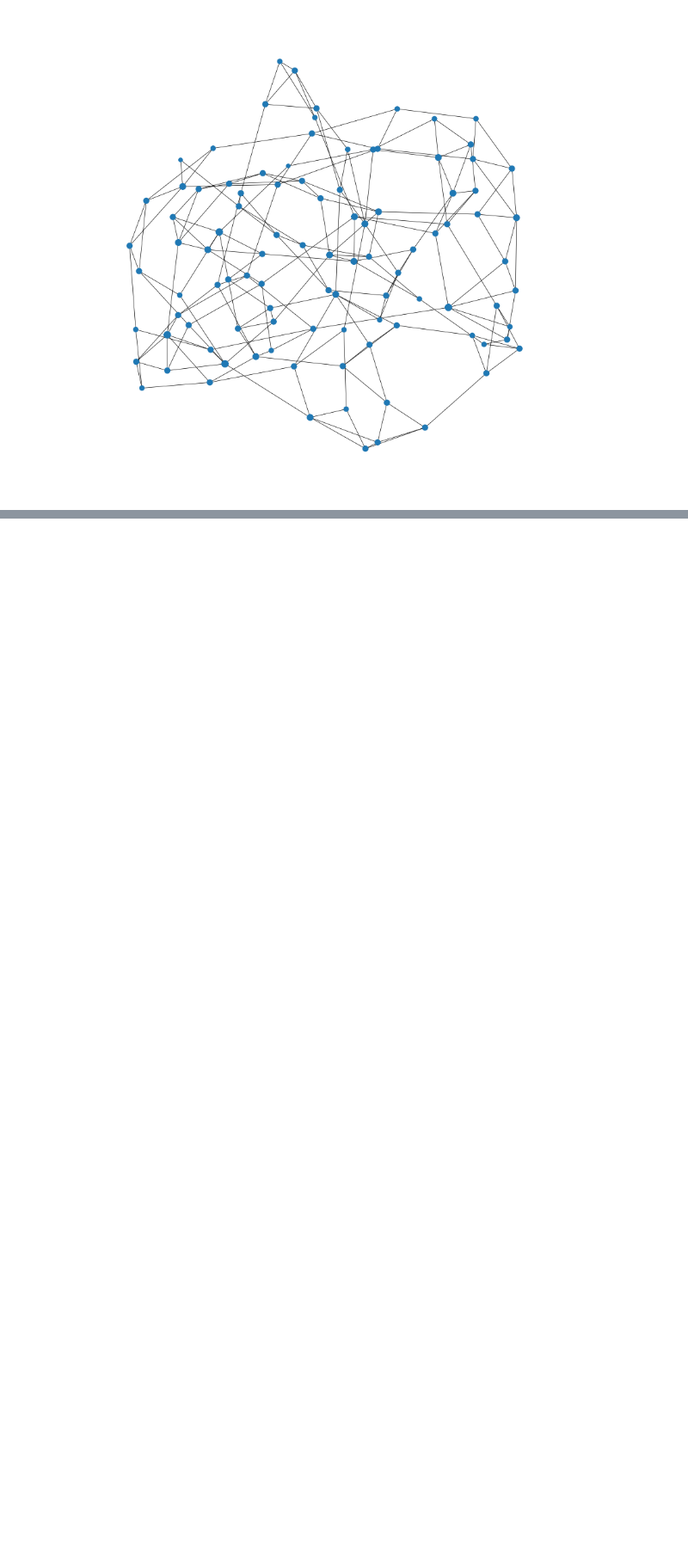
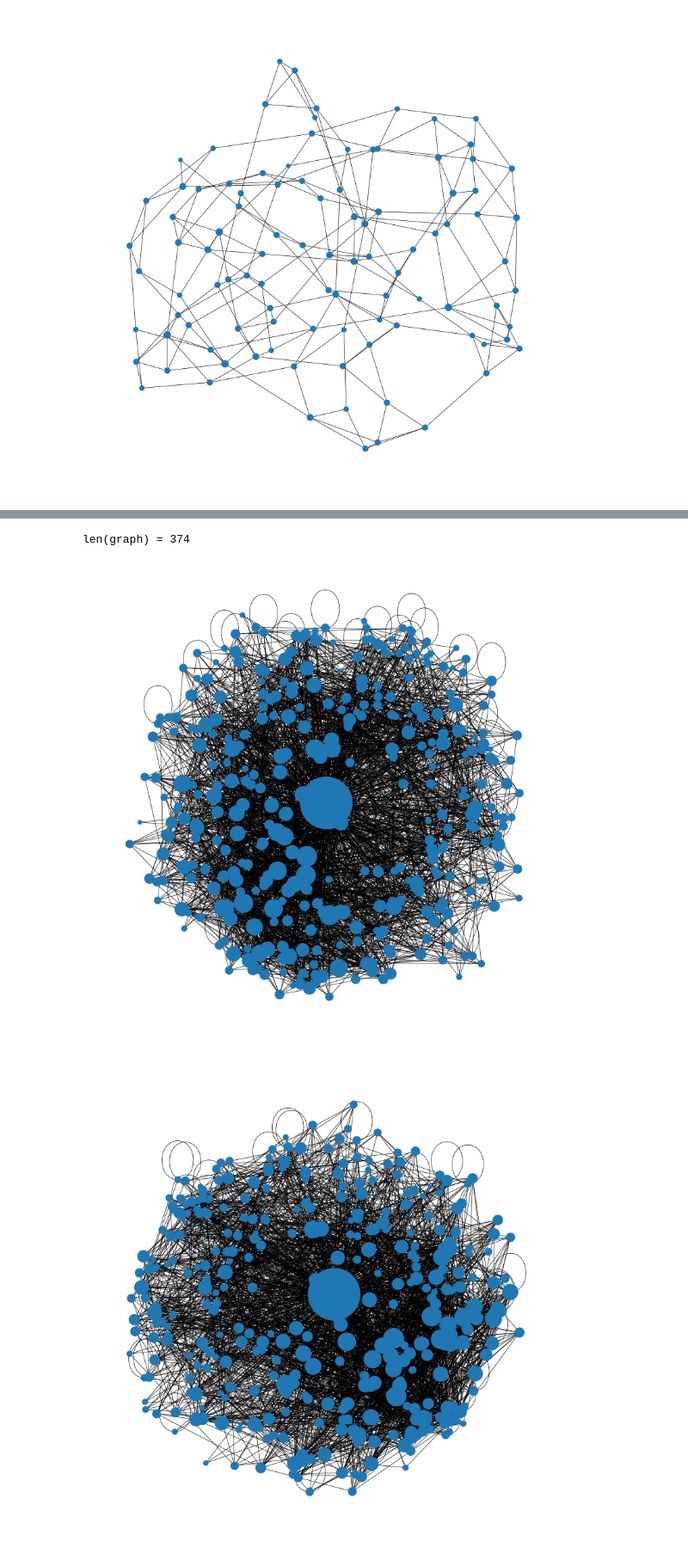
Before and after one commit to VictorianHues/Stochastic-SpatialModels_Assignment2, a Jupyter notebook: problem2.ipynb, the cells around one changed output, grey strips where cells are left out. Shown at 86% size. Cells and saved outputs as stored; diff of their text form; code cells hidden in the pictures; blank space fills up the shorter version.

```diff
--- a/problem2.ipynb
+++ b/problem2.ipynb
@@ -47,0 +50,14 @@ plot_graph_spring(erdosReyni)
+# %%
+dataframe = pd.read_csv("transmission_network.csv", sep=";")
+rename_dict = {}
+for old, new in zip(dataframe.columns, range(375)):
+    rename_dict[old] = new
+dataframe = dataframe.rename(columns=rename_dict)
+graph = nx.from_pandas_adjacency(dataframe)
+plot_graph_spectral(graph)
+plot_graph_spring(graph)
+print(f"{len(graph) = }")
+# %% [output]
+len(graph) = 374
+[figure, added]
+[figure, added]
```
Also changed, not shown: parts of 2 cells of this notebook, 1 other file.
